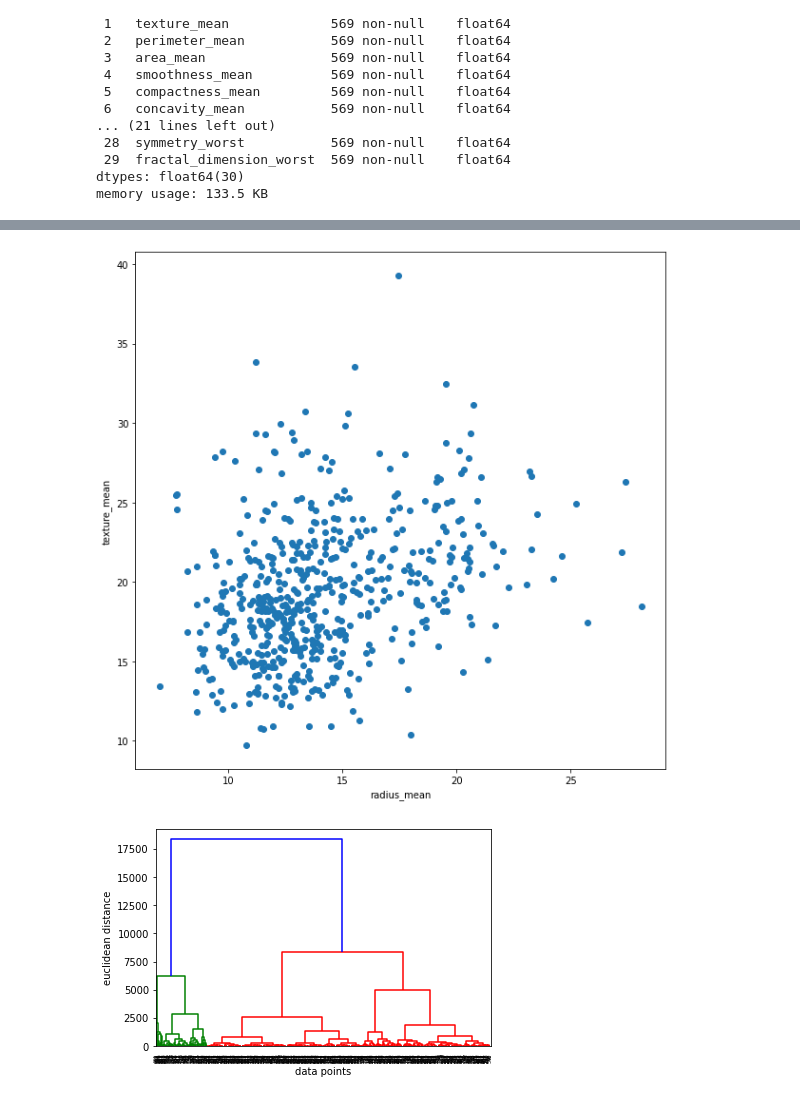
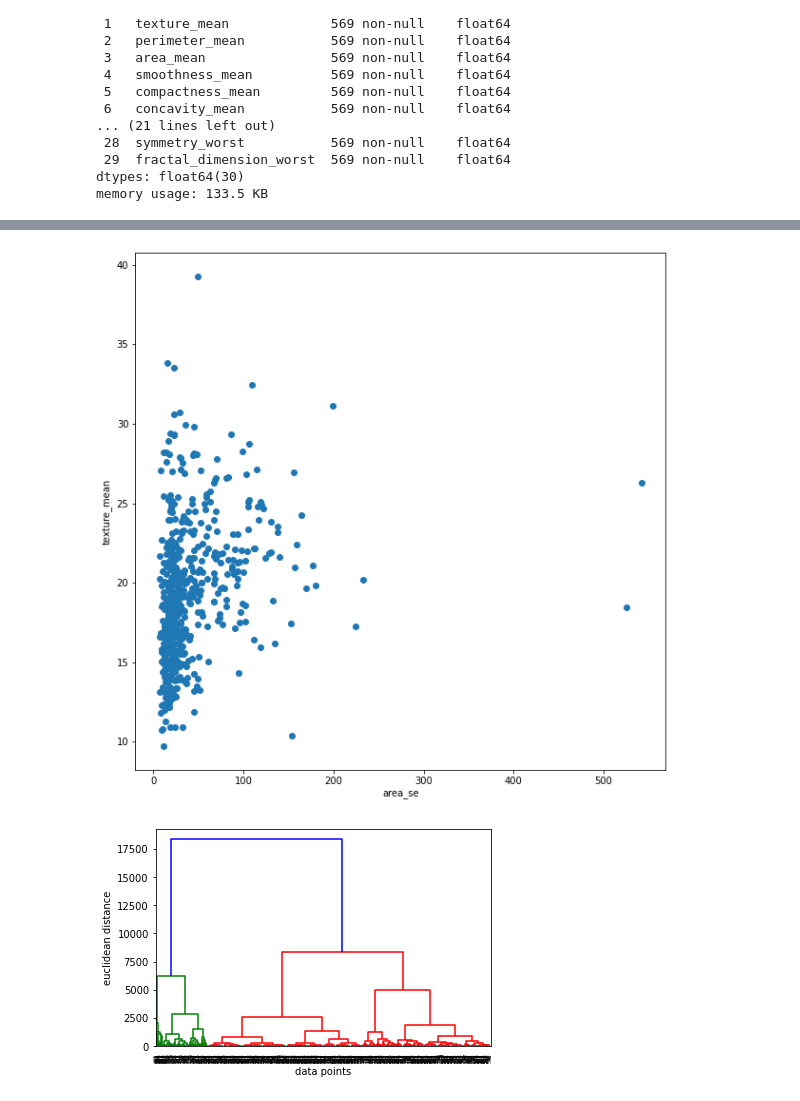
Before and after one commit to cagBRT/Machine-Learning, a Jupyter notebook: HierarchicalClustering4.ipynb, the cells around one changed output, grey strips where cells are left out. Drawn from its saved outputs; the diff is of its cells as text; code cells hidden in the pictures.

```diff
--- a/HierarchicalClustering4.ipynb
+++ b/HierarchicalClustering4.ipynb
@@ -20,6 +34,6 @@ import os
 # %%
 # Read and upload data
-data = pd.read_csv("datasets_180_408_data.csv")
+data = pd.read_csv("breast_cancer_data.csv")
 # %%
 # We don't need id and NaN data.
 data.drop(["Unnamed: 32", "id"], axis = 1, inplace = True)
@@ -79,11 +101,11 @@ plt.show()
 # %%
 # Our data looks like below plot without diagnosis label
 
 plt.figure(figsize = (10, 10))
-plt.scatter(dataWithoutLabels["radius_mean"], dataWithoutLabels["texture_mean"])
-plt.xlabel('radius_mean')
+plt.scatter(dataWithoutLabels["area_se"], dataWithoutLabels["texture_mean"])
+plt.xlabel('area_se')
 plt.ylabel('texture_mean')
 plt.show()
 # %% [output]
-[figure, old version]
+[figure, new version]
 # %%
```
Also changed, not shown: parts of 10 cells of this notebook.
